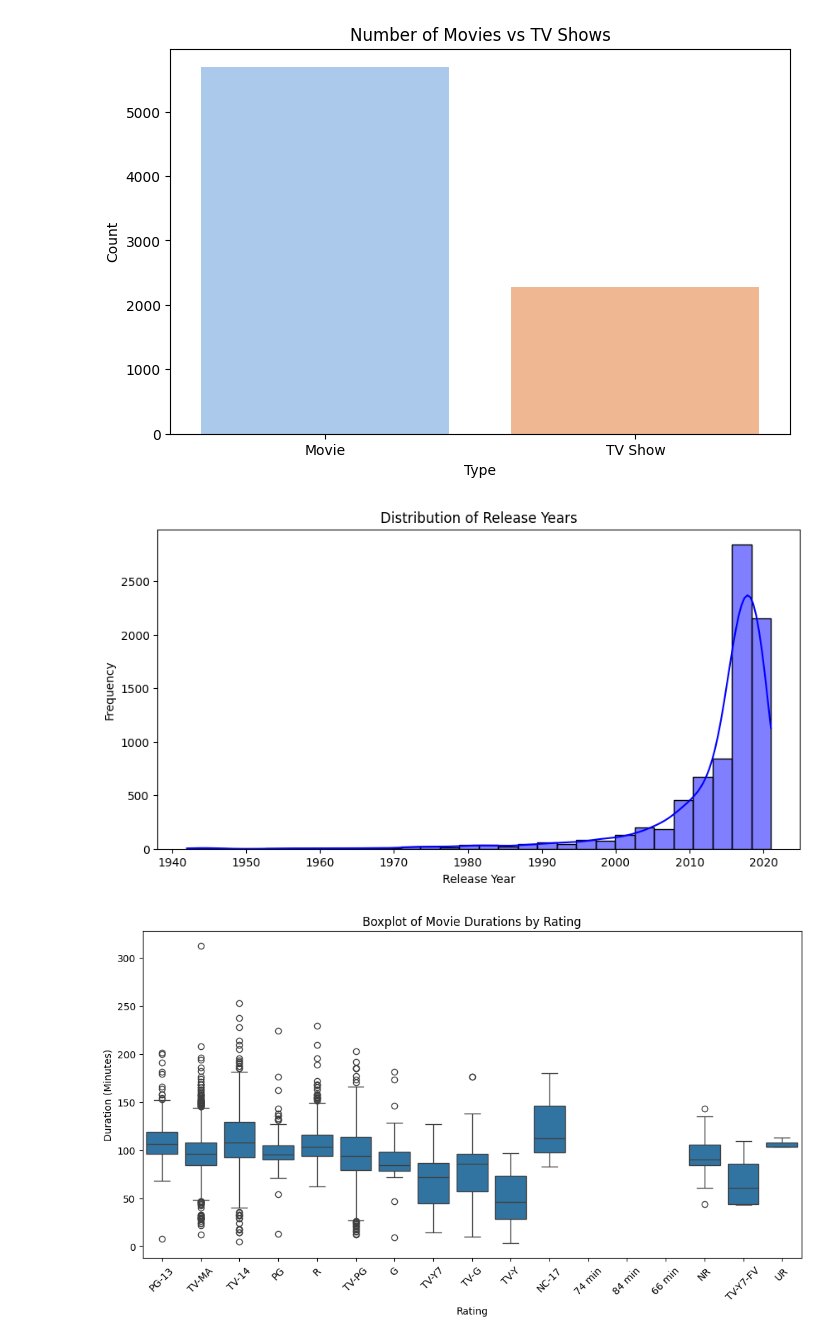
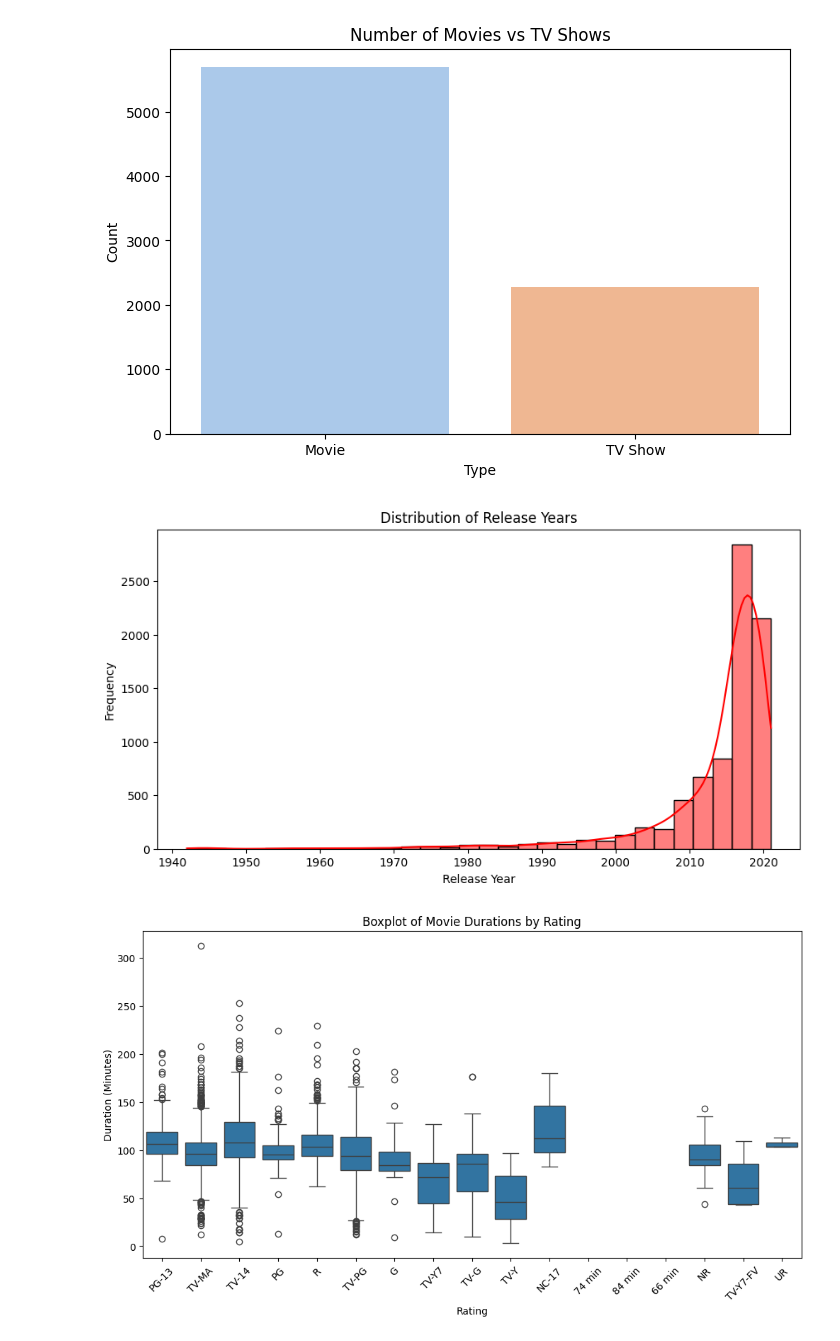
Before and after one commit to Gopika938/python-class-2, a Jupyter notebook: Python_Final_Assignment.ipynb, the cells around one changed output. Cells and saved outputs as stored; diff of their text form; code cells hidden in the pictures.

```diff
--- a/Python_Final_Assignment.ipynb
+++ b/Python_Final_Assignment.ipynb
@@ -85,9 +91,9 @@ Title Counts: {'Movie': 6131, 'TV Show': 2676}
 Netflix_titles_df.drop_duplicates(inplace=True)
 # %%
-# Fill missing values in 'director' and 'cast' columns with 'Unknown'
+# Filling missing values in 'director' and 'cast' columns with 'NA'
 Netflix_titles_df = Netflix_titles_df.assign(
-    director=Netflix_titles_df["director"].fillna("Unknown"),
-    cast=Netflix_titles_df["cast"].fillna("Unknown")
+    director=Netflix_titles_df["director"].fillna("NA"),
+    cast=Netflix_titles_df["cast"].fillna("NA")
 )
 # %%
 # Drop rows where 'country', 'date_added', or 'rating' is missing
@@ -137,13 +145,13 @@ Passing `palette` without assigning `hue` is deprecated and will be removed in v
 # %%
 # 2. Histogram: Distribution of Release Years
 plt.figure(figsize=(10, 5))
-sns.histplot(Netflix_titles_df["release_year"], bins=30, kde=True, color="blue")
+sns.histplot(Netflix_titles_df["release_year"], bins=30, kde=True, color="red")
 plt.title("Distribution of Release Years")
 plt.xlabel("Release Year")
 plt.ylabel("Frequency")
 plt.show()
 # %% [output]
-[figure, old version]
+[figure, new version]
 # %%
 # 3. Boxplot: Duration of Movies and TV Shows
 plt.figure(figsize=(12, 6))
```
Also changed, not shown: parts of 18 cells of this notebook.
